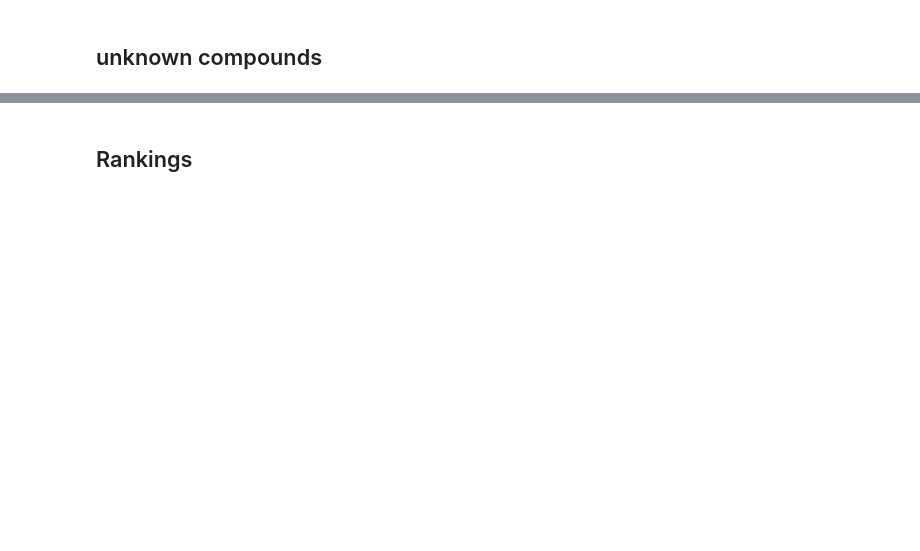
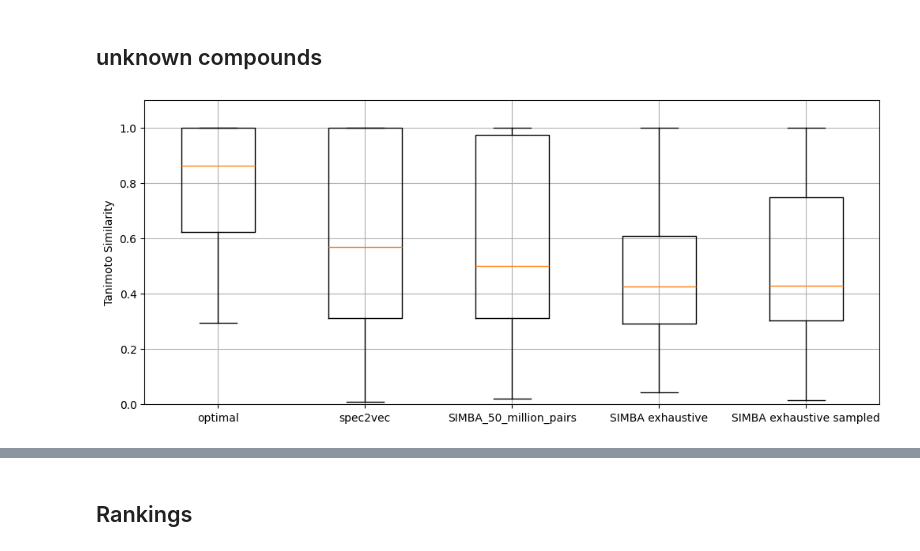
Before and after one commit to bittremieuxlab/simba, a Jupyter notebook: notebooks/discovery_search/plotting_comparison_analog_discovery.ipynb, the cells around one changed output, grey strips where cells are left out. Cells and saved outputs as stored; diff of their text form; code cells hidden in the pictures; blank space fills up the shorter version.

```diff
--- a/notebooks/discovery_search/plotting_comparison_analog_discovery.ipynb
+++ b/notebooks/discovery_search/plotting_comparison_analog_discovery.ipynb
@@ -34 +79,14 @@ for s in similarity_names:
+# %%
+plt.figure(figsize=(12,5))
+#plt.boxplot(tani_list, labels=similarity_names)
+plt.boxplot(tani_list, labels=['optimal', 'spec2vec','SIMBA_50_million_pairs', 'SIMBA exhaustive', 'SIMBA exhaustive sampled'])
+#plt.boxplot(tani_list, labels=['tanimoto', 'spec2vec', 'simba','ms2deepscore',''])
+#plt.boxplot(, labels=labels_list)
+
+plt.ylim([0,1.1])
+plt.ylabel('Tanimoto Similarity')
+plt.title('')
+plt.grid()
+# %% [output]
+[figure, added]
 # %%
```
Also changed, not shown: parts of 17 cells of this notebook, 1 other file.
